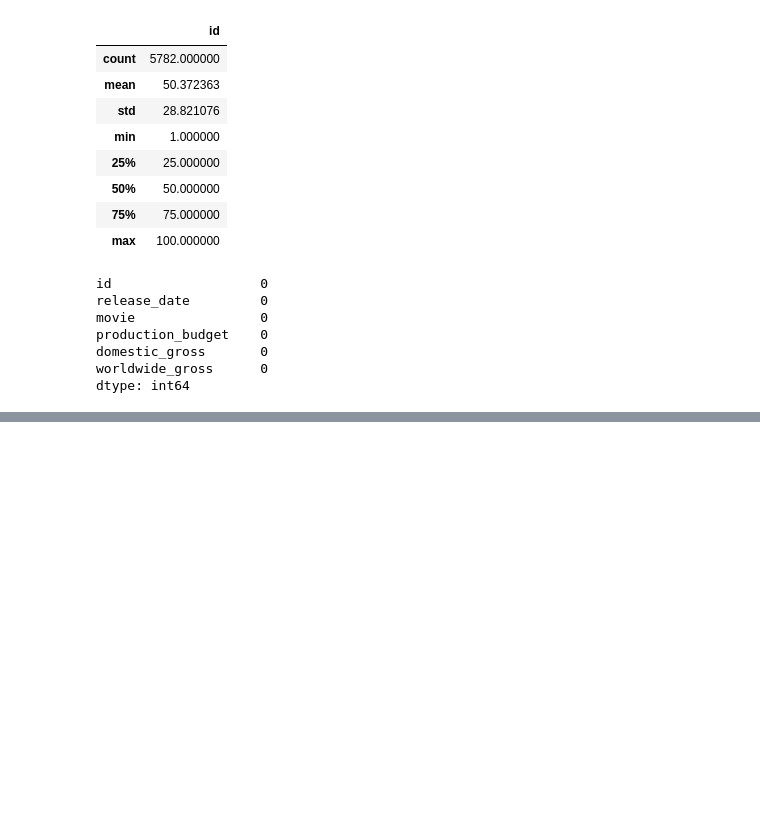
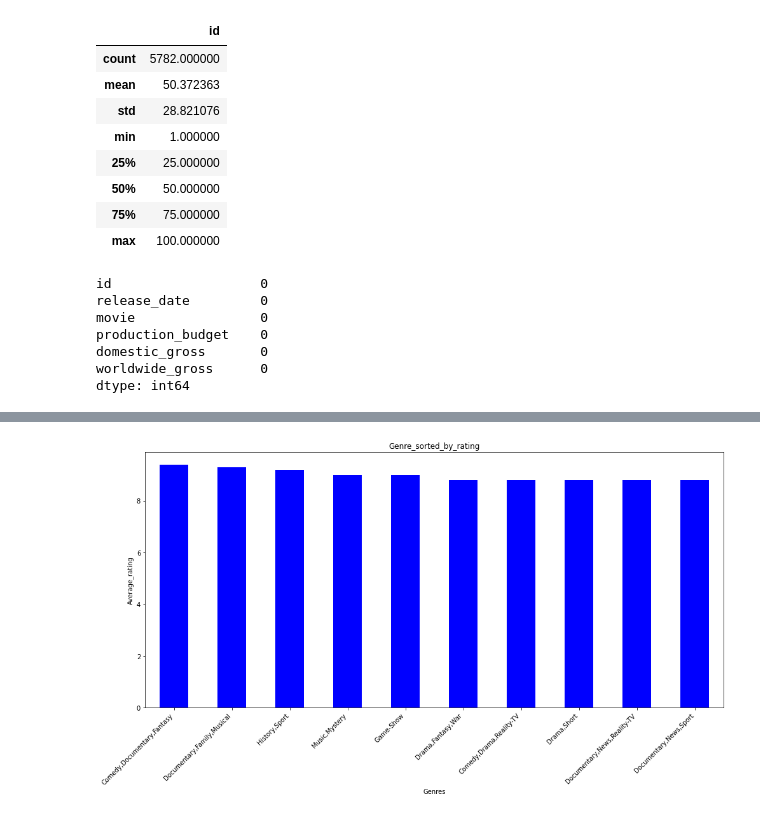
Before and after one commit to lauramwichekha/Analysis-of-Box-Office-Trends-for-Microsoft-Movie-Studio, a Jupyter notebook: index.ipynb, the cells around one changed output, grey strips where cells are left out. Cells and saved outputs as stored; diff of their text form; code cells hidden in the pictures; blank space fills up the shorter version.

```diff
--- a/index.ipynb
+++ b/index.ipynb
@@ -339,0 +285,6 @@ plt.show();
+# %%
+#checking our each unique genre with its average rating
+ratings = imdb[['genres', 'averagerating']]
+average_ratings_by_genre = ratings.groupby('genres')['averagerating'].mean()
+print("Average Rating by Genre:")
+print(average_ratings_by_genre)
@@ -339,0 +306,5 @@ plt.show();
+# %%
+#Now lets sort our average rating genre findings
+sorted_by_rating = average_ratings_by_genre.sort_values(ascending=False)
+print("\nAverage Rating by Genre (Sorted):")
+print(sorted_by_rating)
@@ -339,0 +326,20 @@ plt.show();
+# %%
+# Plot barplot for the top 10 most popular genres
+
+Average_rating = sorted_by_rating.head(10)
+
+ax = Average_rating.plot(kind='bar', x='genres', y='averagerating', legend=False, color='blue', figsize=(14,8))
+
+# Rotate x-axis labels for better readability
+ax.set_xticklabels(ax.get_xticklabels(), rotation=45, ha='right')
+
+# Set plot title and labels
+plt.title('Genre_sorted_by_rating')
+plt.xlabel('Genres')
+plt.ylabel('Average_rating')
+
+# Show the plot
+plt.tight_layout()
+plt.show();
+# %% [output]
+[figure, added]
```
Also changed, not shown: parts of 36 cells of this notebook.
